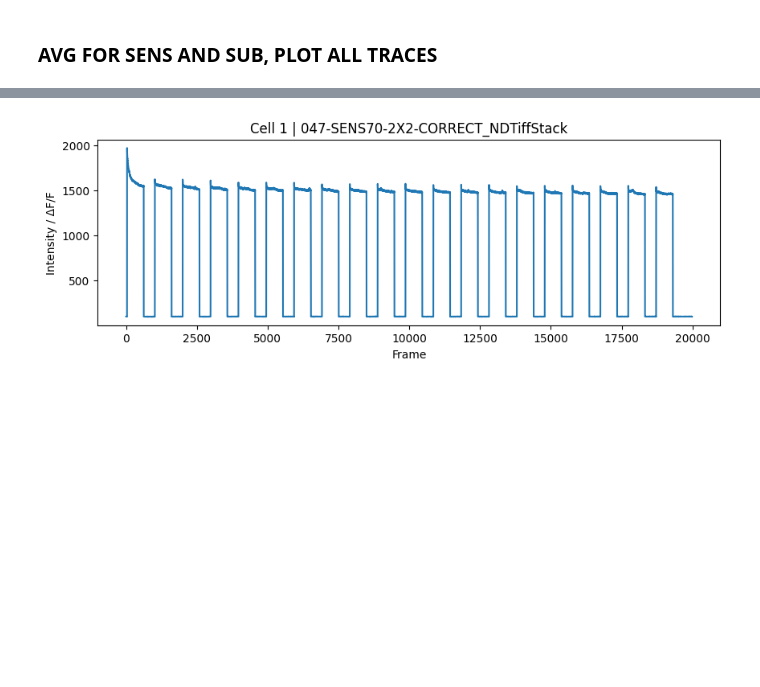
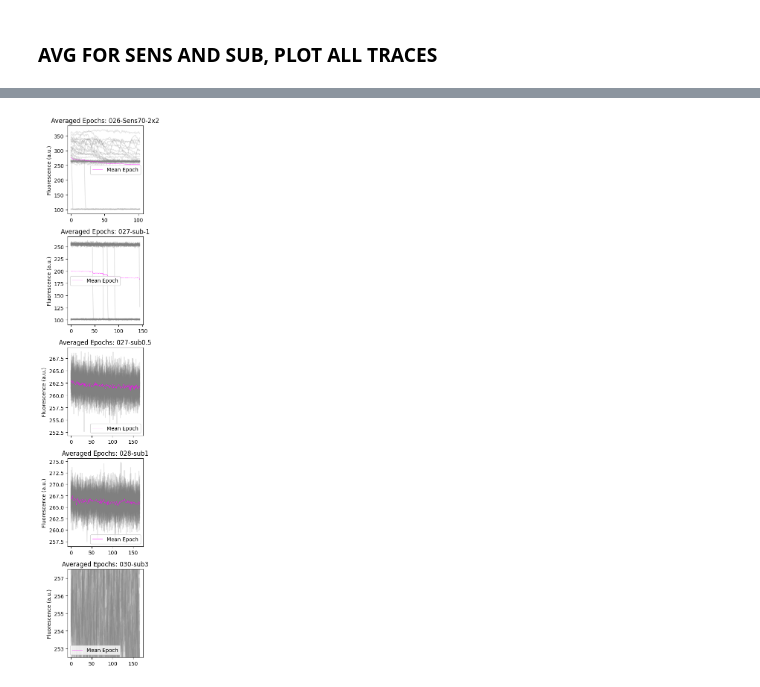
Before and after one commit to sofiamor/Imaging_analysis, a Jupyter notebook: Voltage_imaging/notebooks/mergeCodes.ipynb, the cells around one changed output, grey strips where cells are left out. Cells and saved outputs as stored; diff of their text form; code cells hidden in the pictures; blank space fills up the shorter version.

```diff
--- a/Voltage_imaging/notebooks/mergeCodes.ipynb
+++ b/Voltage_imaging/notebooks/mergeCodes.ipynb
@@ -266,7 +244,7 @@ plt.show()
 ### CORRELACTION IMAGE SEGMENTATION, MAKE AND SAVE MASKS
 # %%
 light_on_off_buffer_nframes = 10
-n_epochs = 15 # 50
+n_epochs = 1 # 50
 
 segmentation_mask, dilated_segmentation_mask, dilated_background_mask, combined_img = create_masks_from_sd_recording(scipy.ndimage.gaussian_filter(correlation_img, 1), approx_radius_scanless_excitation_spot=20, spatial_kernel_pix=2, dff_percentile=100, disp_img=True)
 segmented_data = segmentation_mask*correlation_img
@@ -307,32 +285,70 @@ print(f"Number of timeseries laser on detected: {len(init_timeseries)}")
 all_epochs = [init_timeseries[idxs] for idxs in idxs_laser_on_ravelled[3:]]
 
 # Save mask
-np.save(os.path.join(cell_folder, "roi_mask.npy"), segmentation_mask)
-np.save(os.path.join(cell_folder, "dilated_roi_mask.npy"), dilated_segmentation_mask)
-np.save(os.path.join(cell_folder, "dilated_background_mask.npy"), dilated_background_mask)
+
 print("✅ ROI mask saved.")
 # %% [markdown]
 ### AVG FOR SENS AND SUB, PLOT ALL TRACES
 # %%
 # labels: output of watershed (0 = background, 1,2,... = cells)
+print("cell_folder:", cell_folder)
 num_cells = labels.max()
 cell_masks = [(labels == i).astype(float) for i in range(1, num_cells + 1)]
 anti_masks = [1 - mask for mask in cell_masks]
-def extract_trace(video_stack, mask):
-    """
-    video_stack: numpy array of shape (n_frames, height, width)
-    mask: binary mask of the same height/width
-    """
-    # reshape mask to broadcast
-    masked_pixels = video_stack * mask  # broadcast over frames
-    # compute mean intensity over ROI
+def load_video(video_path):
+    ext = os.path.splitext(video_path)[1].lower()
+    if ext == '.roi':
+        roi_path = os.path.join(cell_folder, 'roi_mask.roi')
+        roi = ImagejRoi.fromfile(roi_path)
+        mask = roi.to_mask(shape=(video_path.shape[1], video_path.shape[2]))
+        return mask
+    elif ext == '.npy':
+        return np.load(video_path, allow_pickle=True)
+    elif ext in ['.tif', '.tiff']:
+        return tifffile.imread(video_path)
+    else:
+        raise ValueError(f"Unsupported video format: {ext}")
+
+from skimage.draw import polygon
+
+def load_roi_mask(roi_path, shape):
+    roi_dict = read_roi_file(roi_path)
+    mask = np.zeros(shape, dtype=bool)
+
+    for name, roi in roi_dict.items():
+        if 'x' in roi and 'y' in roi:
+            # Polygon or freehand ROI
+            rr, cc = polygon(roi['y'], roi['x'], shape)
+            mask[rr, cc] = True
+
+        elif all(k in roi for k in ('left', 'top', 'width', 'height')):
+            # Rectangle or oval ROI
+            x0, y0 = roi['left'], roi['top']
+            x1, y1 = x0 + roi['width'], y0 + roi['height']
+            mask[y0:y1, x0:x1] = True
+
+        else:
+            print(f"⚠️ Unknown ROI type for '{name}', keys: {list(roi.keys())}")
+    return mask
+
+def extract_trace(video_path):
+    video_stack = load_video(video_path)
+    mask = load_roi_mask(os.path.join(cell_folder, 'roi_mask.roi'), video_stack.shape[1:]).astype(bool)
+
+    # Ensure dimensions match
+    if mask.shape != video_stack.shape[1:]:
+        raise ValueError(f"Mask shape {mask.shape} does not match video frames {video_stack.shape[1:]}")
+
+    masked_pixels = video_stack * mask
     trace = masked_pixels.sum(axis=(1,2)) / mask.sum()
+    print("Loaded video:", video_stack.shape)
+    print("Loaded mask:", mask.shape)
     return trace
 
 cell_folder = Path(cell_folder)  # convert to Path object
 cell_videos = {f.stem: tifffile.imread(f) for f in cell_folder.rglob("*_NDTiffStack.tif")}
 
-def detect_epochs_and_average(trace, n_epochs=10, light_on_off_buffer_nframes=5):
+def detect_epochs_and_average(trace, n_epochs=50, light_on_off_buffer_nframes=5):
     """Find repeated epochs based on signal changes, align, and average."""
     estimated_epochs, _ = scipy.signal.find_peaks(np.abs(np.diff(trace)))
     # pick the 2*n_epochs largest transitions (start/end of epochs)
@@ -360,9 +376,6 @@ def detect_epochs_and_average(trace, n_epochs=10, light_on_off_buffer_nframes=5)
     all_epochs = [trace[idxs] for idxs in idxs_laser_on_ravelled[3:]]  # skip first 3 if noisy
     mean_epoch = np.mean(np.vstack(all_epochs), axis=0)
     return mean_epoch, all_epochs
-
-# ----------------------------
-# FIND RELEVANT VIDEO FILES
 # ----------------------------
 video_files = []
 for root, dirs, files in os.walk(cell_folder):
@@ -373,17 +386,20 @@ for root, dirs, files in os.walk(cell_folder):
 
 print(f"Found {len(video_files)} TIFF files for {os.path.basename(cell_folder)}")
 
+n_epochs = [15, 43, 50, 50, 50]
+light_on_off_buffer_nframes = 10
+
 # ----------------------------
 # PLOT RESULTS
 # ----------------------------
 n_files = len(video_files)
-fig, axes = plt.subplots(n_files, 1, figsize=(12, 3 * n_files), sharex=False)
+fig, axes = plt.subplots(n_files, 1, figsize=(3, 3 * n_files), sharex=False)
 
 if n_files == 1:
     axes = [axes]
 
 for ax, vfile in zip(axes, video_files):
-    trace = extract_trace(vfile, 'roi_mask.npy')
+    trace = extract_trace(vfile)
     name = os.path.basename(os.path.dirname(vfile)).lower()
 
     if "spikedet" in name:
@@ -391,14 +407,19 @@ for ax, vfile in zip(axes, video_files):
         ax.set_title(f"Spike Detection Trace: {os.path.basename(os.path.dirname(vfile))}")
 
     elif "sens" in name or "sub" in name:
-        mean_epoch, all_epochs = detect_epochs_and_average(
-            trace, n_epochs=n_epochs, light_on_off_buffer_nframes=light_on_off_buffer_nframes
-        )
-        ax.plot(mean_epoch, color='magenta', lw=1.5, label="Mean Epoch")
+        for n_epoch in n_epochs:
+            mean_epoch, all_epochs = detect_epochs_and_average(
+                trace, n_epochs=n_epoch, light_on_off_buffer_nframes=light_on_off_buffer_nframes
+            )
+            print(f"Detected {len(all_epochs)} epochs in {os.path.basename(os.path.dirname(vfile))}")
+            print(f"Mean epoch length: {len(mean_epoch)} frames")
         for epoch in all_epochs:
-            ax.plot(epoch, color='gray', alpha=0.4)
+            ax.plot(epoch, color='gray', alpha=0.2)
+        ax.plot(mean_epoch, color='magenta', lw=0.5, label="Mean Epoch")
         ax.legend()
         ax.set_title(f"Averaged Epochs: {os.path.basename(os.path.dirname(vfile))}")
+        plt.ylim(252.5, 257.5)
+
 
     else:
         ax.plot(trace, color='gray', lw=0.8)
@@ -412 +450 @@ plt.show()
-[figure, old version]
+[figure, new version]
```
Also changed, not shown: parts of 7 cells of this notebook.
